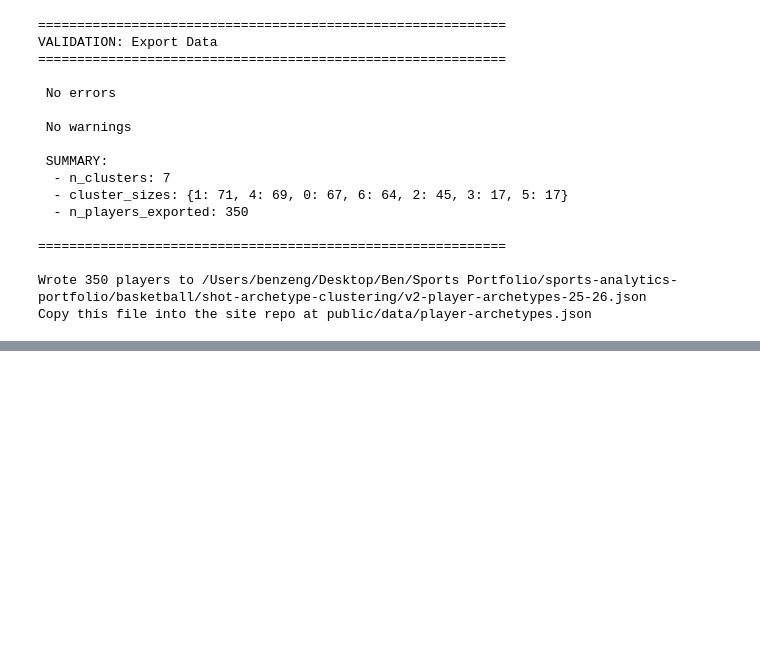
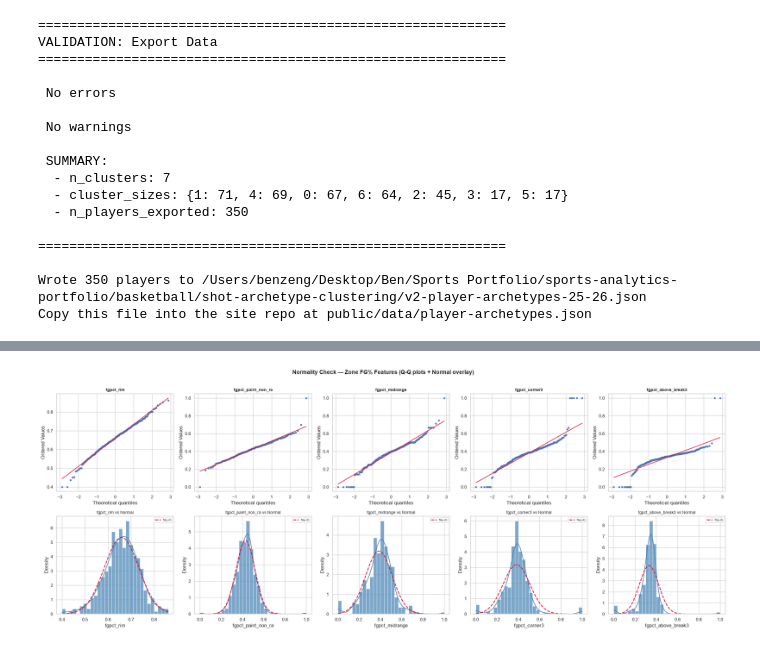
Before and after one commit to l0stpanda/sports-analytics-portfolio, a Jupyter notebook: basketball/shot-archetype-clustering/nba_shot_archetype_clustering.ipynb, the cells around one changed output, grey strips where cells are left out. Saved outputs shown, nothing was run; the diff lists cells and outputs as text; code cells hidden in the pictures; blank space fills up the shorter version.

```diff
--- a/basketball/shot-archetype-clustering/nba_shot_archetype_clustering.ipynb
+++ b/basketball/shot-archetype-clustering/nba_shot_archetype_clustering.ipynb
@@ -1619,0 +1694,61 @@ Copy this file into the site repo at public/data/player-archetypes.json
+# %%
+# ── Step 2: Normality analysis of the 5 fgpct_* features ──
+
+from scipy import stats as sp_stats
+
+fgpct_features = [c for c in FEATURE_COLS if c.startswith("fgpct_")]
+
+# Q-Q plots (top row) + normal-overlay histograms (bottom row)
+fig, axes = plt.subplots(2, 5, figsize=(24, 9))
+
+for i, col in enumerate(fgpct_features):
+    data = features_df[col].dropna()
+
+    # Q-Q plot
+    sp_stats.probplot(data, dist="norm", plot=axes[0, i])
+    axes[0, i].set_title(col, fontsize=10, fontweight="bold")
+    axes[0, i].get_lines()[0].set_markersize(3.5)
+    axes[0, i].get_lines()[0].set_markerfacecolor("steelblue")
+    axes[0, i].get_lines()[1].set_color("crimson")
+
+    # Histogram + fitted normal
+    sns.histplot(data, kde=True, ax=axes[1, i], bins=30, color="steelblue",
+                 edgecolor="white", stat="density", alpha=0.7)
+    mu, sigma = data.mean(), data.std()
+    x_norm = np.linspace(data.min(), data.max(), 200)
+    axes[1, i].plot(x_norm, sp_stats.norm.pdf(x_norm, mu, sigma),
+                    "crimson", lw=2, ls="--", label="N(μ,σ)")
+    axes[1, i].set_title(f"{col} vs Normal", fontsize=10)
+    axes[1, i].legend(fontsize=7)
+
+fig.suptitle("Normality Check — Zone FG% Features (Q-Q plots + Normal overlay)",
+             fontsize=14, fontweight="bold", y=1.01)
+fig.tight_layout()
+fig.savefig("v3/v3-fgpct-normality.png", dpi=150, bbox_inches="tight")
+plt.show()
+
+# Formal normality tests
+norm_results = []
+for col in fgpct_features:
+    data = features_df[col].dropna().values
+    shapiro_stat, shapiro_p = sp_stats.shapiro(data)
+    dagos_k2, dagos_p     = sp_stats.normaltest(data)
+
+    norm_results.append({
+        "feature":       col,
+        "n":             len(data),
+        "mean":          float(np.mean(data)),
+        "std":           float(np.std(data, ddof=1)),
+        "skew":          float(sp_stats.skew(data)),
+        "kurtosis_exc":  float(sp_stats.kurtosis(data)),
+        "shapiro_W":     float(shapiro_stat),
+        "shapiro_p":     float(shapiro_p),
+        "dagos_K2":      float(dagos_k2),
+        "dagos_p":       float(dagos_p),
+    })
+
+norm_df = pd.DataFrame(norm_results).set_index("feature")
+norm_df.to_csv("v3/v3-fgpct-normality-tests.csv", float_format="%.6f")
+norm_df.round(6)
+# %% [output]
+[figure, added]
```
Also changed, not shown: parts of 4 cells of this notebook, 7 other files.
